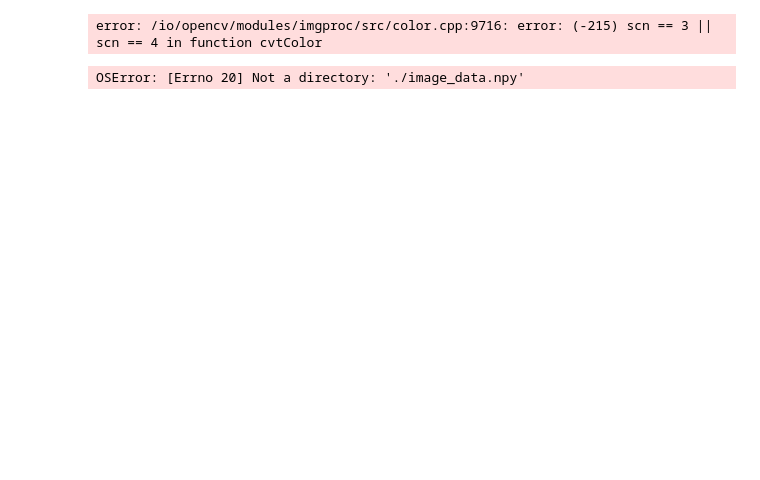
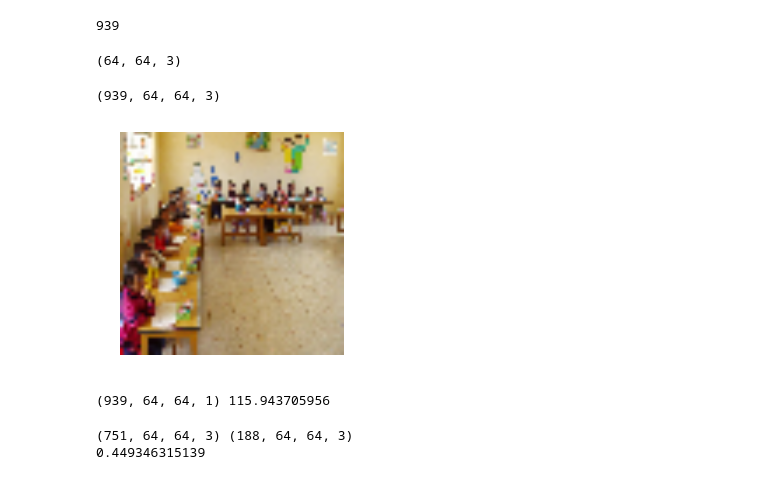
Before and after one commit to rrichajalota/deep-learning-projects, a Jupyter notebook: Automatic Colourisation of grayscale images /Automatic Colorisation.ipynb, the cells around one changed output. Cells and saved outputs as stored; diff of their text form; code cells hidden in the pictures; blank space fills up the shorter version.

Commit message:
automatic colorization

```diff
--- a/Automatic Colourisation of grayscale images /Automatic Colorisation.ipynb
+++ b/Automatic Colourisation of grayscale images /Automatic Colorisation.ipynb
@@ -15,28 +15,17 @@ Using Theano backend.
-# %%
-NC = 16
-im = cv2.imread('./img.jpg')
-im = cv2.cvtColor(im, cv2.COLOR_BGR2RGB)
-print im.shape
-
-img = cv2.resize(im, (640, 480))
-print img.shape
-
-plt.figure(0)
-plt.axis("off")
-plt.imshow(img)
-plt.show()
-# %% [output]
-error: /io/opencv/modules/imgproc/src/color.cpp:9716: error: (-215) scn == 3 || scn == 4 in function cvtColor
 # %%
-ims = os.listdir(datapath)
+NC = 16
+
+data_path = './dataset/'
+ims = os.listdir(data_path)
 
 select_ims = []
-for ix in range(4000):
-    if '.jpg' in ims[ix]:
-        img = cv2.imread(datapath + ims[ix])
-        img = cv2.cvtColor(img, cv2.COLOR_BGR2RGB)
+for ix in range(939):
+    if '.jpg' in ims[ix] or '.jpeg' in ims[ix]:
+        img = cv2.imread(data_path + ims[ix])
+        img = cv2.cvtColor(img, cv2.COLOR_BGR2RGB) #opencv reads images in BGR format, so convert to RGB
         img = cv2.resize(img, (64, 64))
         select_ims.append(img)
-print len(select_ims)
+
+print (len(select_ims))
 # %% [output]
-OSError: [Errno 20] Not a directory: './image_data.npy'
+939
@@ -58,0 +32,18 @@ print X_new.shape
+# %%
+print (select_ims[10].shape)
+# %% [output]
+(64, 64, 3)
+# %%
+data = np.asarray(select_ims)
+print data.shape
+# %% [output]
+(939, 64, 64, 3)
+# %%
+nx = 50
+plt.figure(0)
+plt.axis("off")
+plt.imshow(data[nx])
+
+plt.show()
+# %% [output]
+[figure, added]
@@ -58,0 +52,24 @@ print X_new.shape
+# %%
+#store the images in grayscale format in y
+y = np.zeros((data.shape[0], data.shape[1], data.shape[2], 1))
+
+for ix in range(y.shape[0]):
+    y[ix] = cv2.cvtColor(data[ix], cv2.COLOR_RGB2GRAY).reshape((64, 64, 1))
+
+print y.shape, y.mean()
+# %% [output]
+(939, 64, 64, 1) 115.943705956
+# %%
+#training and test dataset generation
+split = int(0.8 * data.shape[0])
+
+X_train = data[:split]/255.0
+X_val = data[split:]/255.0
+y_train = y[:split]/255.0
+y_val = y[split:]/255.0
+
+print X_train.shape, X_val.shape
+print X_train.mean()
+# %% [output]
+(751, 64, 64, 3) (188, 64, 64, 3)
+0.449346315139
```
Also changed, not shown: parts of 8 cells of this notebook, 2 other files.
